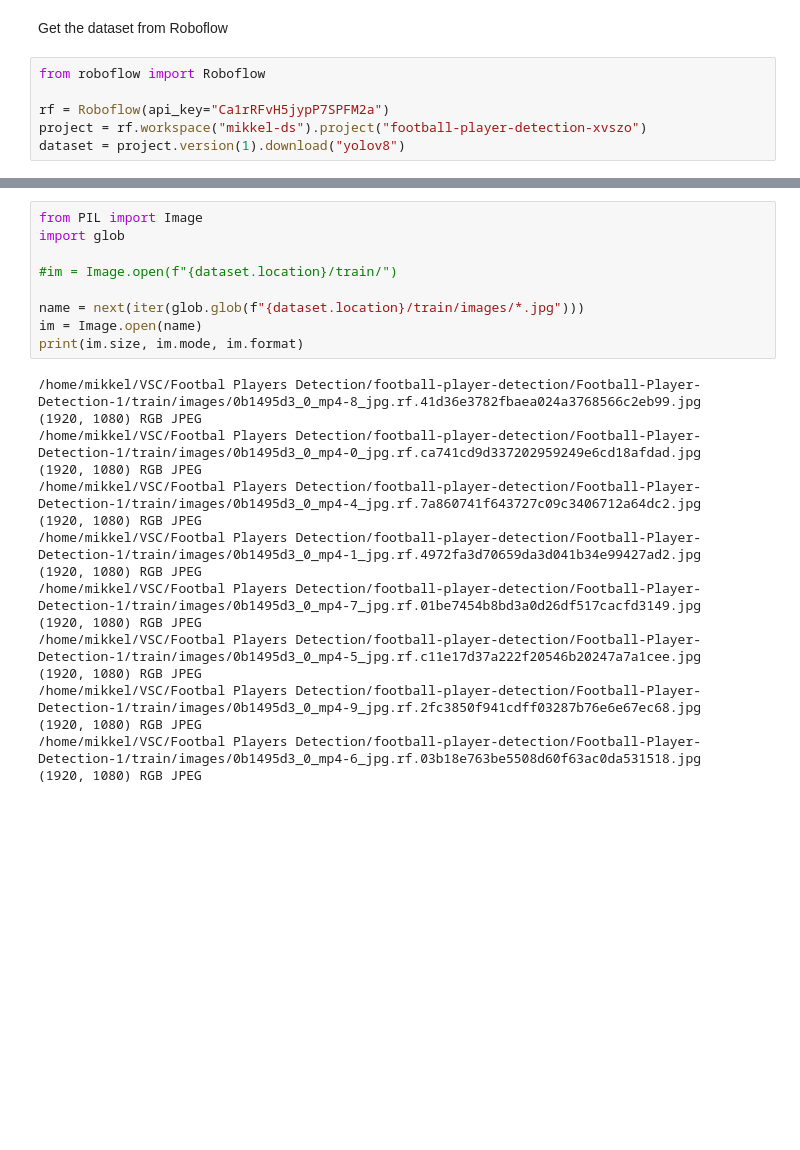
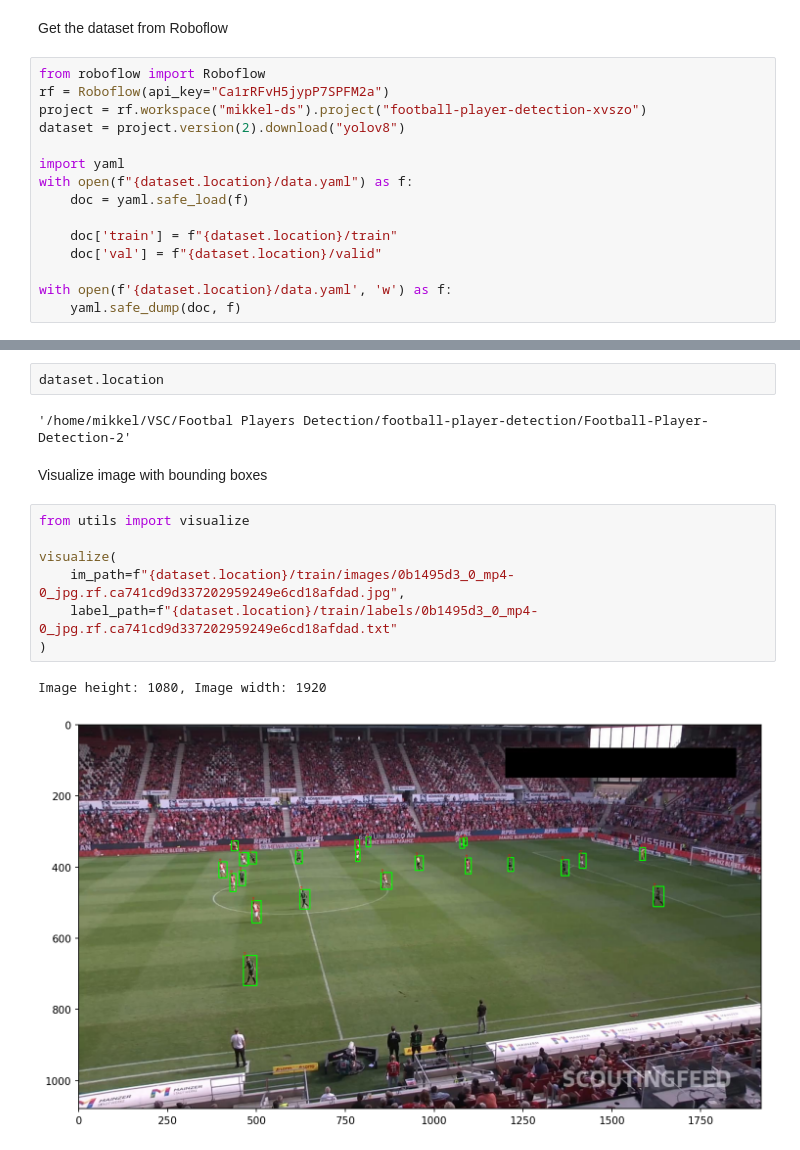
Before and after one commit to mikkeldah/football-player-detection, a Jupyter notebook: detect.ipynb, the cells around one changed output, grey strips where cells are left out. Saved outputs shown, nothing was run; the diff lists cells and outputs as text; blank space fills up the shorter version.

```diff
--- a/detect.ipynb
+++ b/detect.ipynb
@@ -2,10 +2,19 @@
 Get the dataset from Roboflow
 # %%
 from roboflow import Roboflow
-
 rf = Roboflow(api_key="Ca1rRFvH5jypP7SPFM2a")
 project = rf.workspace("mikkel-ds").project("football-player-detection-xvszo")
-dataset = project.version(1).download("yolov8")
+dataset = project.version(2).download("yolov8")
+
+import yaml
+with open(f"{dataset.location}/data.yaml") as f:
+    doc = yaml.safe_load(f)
+
+    doc['train'] = f"{dataset.location}/train"
+    doc['val'] = f"{dataset.location}/valid"
+
+with open(f'{dataset.location}/data.yaml', 'w') as f:
+    yaml.safe_dump(doc, f)
 # %% [output]
 loading Roboflow workspace...
 loading Roboflow project...
@@ -14,26 +23,16 @@ Downloading Dataset Version Zip in Football-Player-Detection-1 to yolov8: 100% [
-# %%
-from PIL import Image
-import glob
-
-#im = Image.open(f"{dataset.location}/train/")
-
-name = next(iter(glob.glob(f"{dataset.location}/train/images/*.jpg")))
-im = Image.open(name)
-print(im.size, im.mode, im.format)
-# %% [output]
-/home/mikkel/VSC/Footbal Players Detection/football-player-detection/Football-Player-Detection-1/train/images/0b1495d3_0_mp4-8_jpg.rf.41d36e3782fbaea024a3768566c2eb99.jpg
-(1920, 1080) RGB JPEG
-/home/mikkel/VSC/Footbal Players Detection/football-player-detection/Football-Player-Detection-1/train/images/0b1495d3_0_mp4-0_jpg.rf.ca741cd9d337202959249e6cd18afdad.jpg
-(1920, 1080) RGB JPEG
-/home/mikkel/VSC/Footbal Players Detection/football-player-detection/Football-Player-Detection-1/train/images/0b1495d3_0_mp4-4_jpg.rf.7a860741f643727c09c3406712a64dc2.jpg
-(1920, 1080) RGB JPEG
-/home/mikkel/VSC/Footbal Players Detection/football-player-detection/Football-Player-Detection-1/train/images/0b1495d3_0_mp4-1_jpg.rf.4972fa3d70659da3d041b34e99427ad2.jpg
-(1920, 1080) RGB JPEG
-/home/mikkel/VSC/Footbal Players Detection/football-player-detection/Football-Player-Detection-1/train/images/0b1495d3_0_mp4-7_jpg.rf.01be7454b8bd3a0d26df517cacfd3149.jpg
-(1920, 1080) RGB JPEG
-/home/mikkel/VSC/Footbal Players Detection/football-player-detection/Football-Player-Detection-1/train/images/0b1495d3_0_mp4-5_jpg.rf.c11e17d37a222f20546b20247a7a1cee.jpg
-(1920, 1080) RGB JPEG
-/home/mikkel/VSC/Footbal Players Detection/football-player-detection/Football-Player-Detection-1/train/images/0b1495d3_0_mp4-9_jpg.rf.2fc3850f941cdff03287b76e6e67ec68.jpg
-(1920, 1080) RGB JPEG
-/home/mikkel/VSC/Footbal Players Detection/football-player-detection/Football-Player-Detection-1/train/images/0b1495d3_0_mp4-6_jpg.rf.03b18e763be5508d60f63ac0da531518.jpg
-(1920, 1080) RGB JPEG
+# %%
+dataset.location
+# %% [output]
+'/home/mikkel/VSC/Footbal Players Detection/football-player-detection/Football-Player-Detection-2'
+# %% [markdown]
+Visualize image with bounding boxes
+# %%
+from utils import visualize
+
+visualize(
+    im_path=f"{dataset.location}/train/images/0b1495d3_0_mp4-0_jpg.rf.ca741cd9d337202959249e6cd18afdad.jpg",
+    label_path=f"{dataset.location}/train/labels/0b1495d3_0_mp4-0_jpg.rf.ca741cd9d337202959249e6cd18afdad.txt"
+)
+# %% [output]
+Image height: 1080, Image width: 1920
+[figure, added]
```
Also changed, not shown: parts of 3 cells of this notebook, 2 other files.
